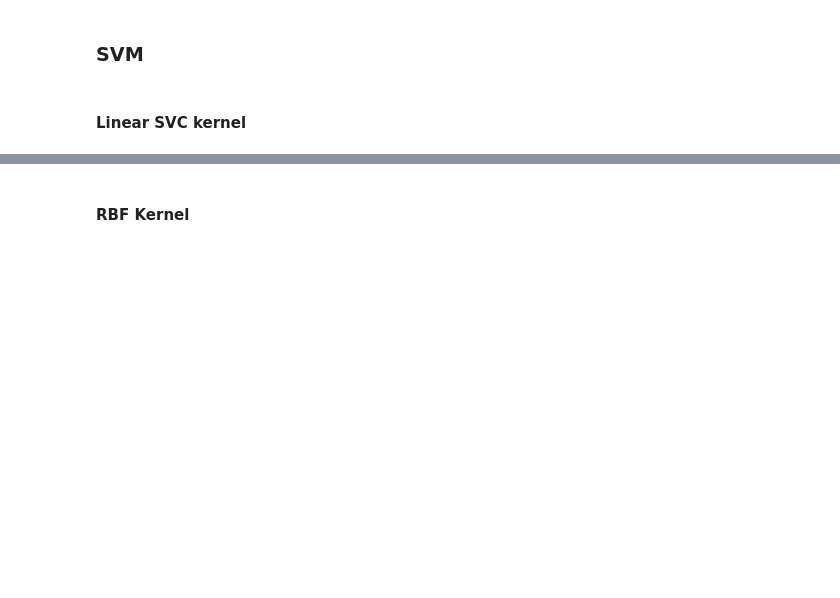
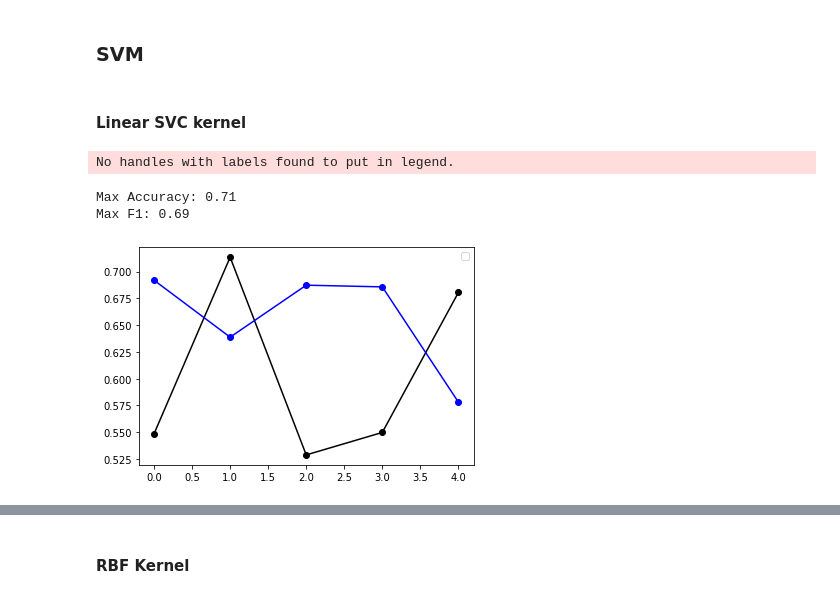
Before and after one commit to david-j-cox/GlimpseK12, a Jupyter notebook: Scripts/Complex Classification Algorithms.ipynb, the cells around one changed output, grey strips where cells are left out. Drawn from its saved outputs; the diff is of its cells as text; code cells hidden in the pictures; blank space fills up the shorter version.

```diff
--- a/Scripts/Complex Classification Algorithms.ipynb
+++ b/Scripts/Complex Classification Algorithms.ipynb
@@ -418,3 +468,29 @@ Max F1: 0.87
 ### SVM
 # %% [markdown]
 #### Linear SVC kernel
+# %%
+from sklearn import svm
+# Math outcomes
+X_train, X_test, y_train, y_test = train_test_split(mostFeats_pred, mostFeats_MathOutc, test_size=0.20, random_state = 649)
+acc_scores = []
+f1_scores = []
+C_range = [0.01, 0.1, 1, 10, 100]
+for i in C_range:
+    classifier = svm.LinearSVC(C=i, max_iter=10000)
+    classifier.fit(X_train, y_train)
+    pred_train= classifier.predict(X_train)
+    pred_test= classifier.predict(X_test)
+    acc_val = metrics.accuracy_score(y_test, pred_test)
+    acc_scores.append(acc_val)
+    f1_val = f1_score(y_test, pred_test)
+    f1_scores.append(f1_val)
+plt.plot(acc_scores, marker='o', color='black')
+plt.plot(f1_scores, marker='o', color='blue')
+plt.legend()
+print("Max Accuracy:", round(max(acc_scores), 2))
+print('Max F1:', round(max(f1_scores), 2))
+# %% [output]
+No handles with labels found to put in legend.
+Max Accuracy: 0.71
+Max F1: 0.69
+[figure, added]
```
Also changed, not shown: parts of 14 cells of this notebook, 1 other file.
